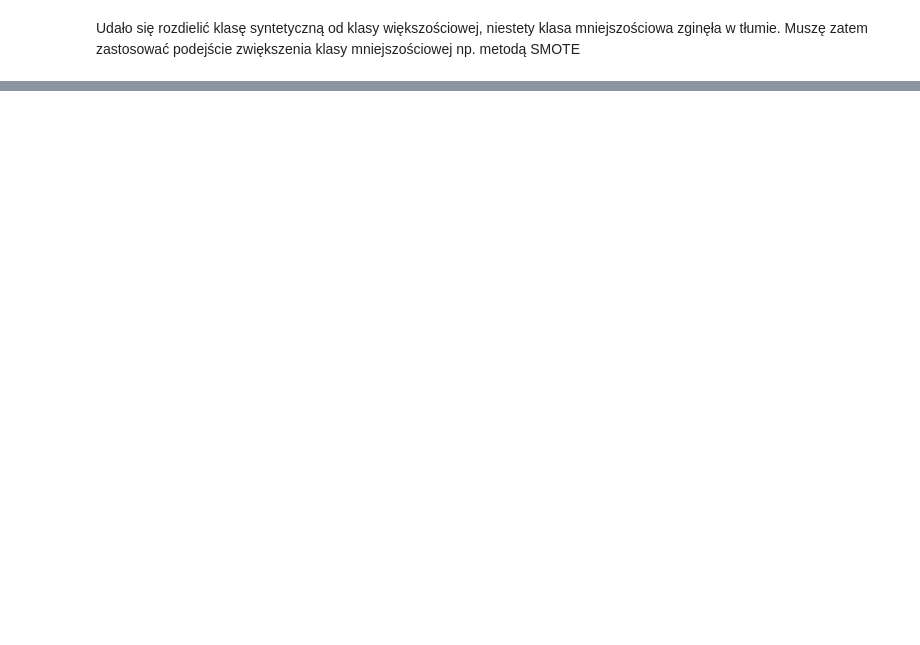
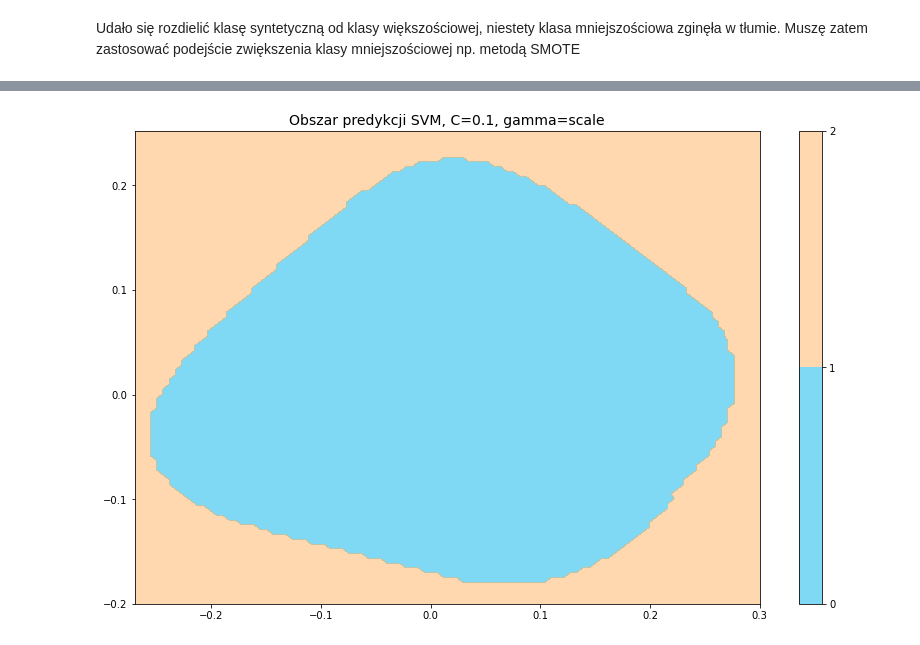
Before and after one commit to krisz17/latent_layer_SVM_classifier, a Jupyter notebook: autoenkoder_for_fraud.ipynb, the cells around one changed output, grey strips where cells are left out. Cells and saved outputs as stored; diff of their text form; code cells hidden in the pictures; blank space fills up the shorter version.

```diff
--- a/autoenkoder_for_fraud.ipynb
+++ b/autoenkoder_for_fraud.ipynb
@@ -539,0 +666,22 @@ Udało się rozdielić klasę syntetyczną od klasy większościowej, niestety k
+# %%
+# budowanie na pełnym zbiorze danych trwa zbyt długo, działam zatem jedynie na podziborze jaki wygenerowałem do stworzenia wykresu
+Cp =0.1  #  0.01, 1000
+gammap='scale' # 0.1, 1 'scale' ‘auto’
+svm_model  = SVC(kernel='rbf', gamma = gammap, C=Cp, decision_function_shape='ovo')  # kerner = {sigmoid, rbf}
+#svm_model.fit(X_SMOTE, y_SMOTE) # tak powinno być ale redukuję zbiór do 10k danych oryginalnych
+svm_model.fit(plot_set, cat_labels)
+
+x0s = np.linspace(-0.27, 0.3, 100)
+x1s = np.linspace(-0.2, 0.252, 100)
+x0, x1 = np.meshgrid(x0s, x1s)
+Xn = np.c_[x0.ravel(), x1.ravel()]
+y_pred = svm_model.predict(Xn).reshape(x0.shape)
+#wykresy
+#fig, axes = plt.subplots(figsize=(15, 6), sharey=True)
+plt.contourf(x0, x1, y_pred, cmap='rainbow', levels=[0,1,2],  alpha=0.5)
+plt.colorbar()
+plt.title("Obszar predykcji SVM, C={0}, gamma={1}".format(Cp,gammap), fontsize=14)
+plt.savefig("SVM_SMOTET.png", format='png', dpi=300, facecolor="White")
+plt.show()
+# %% [output]
+[figure, added]
```
Also changed, not shown: parts of 17 cells of this notebook, 1 other file.
